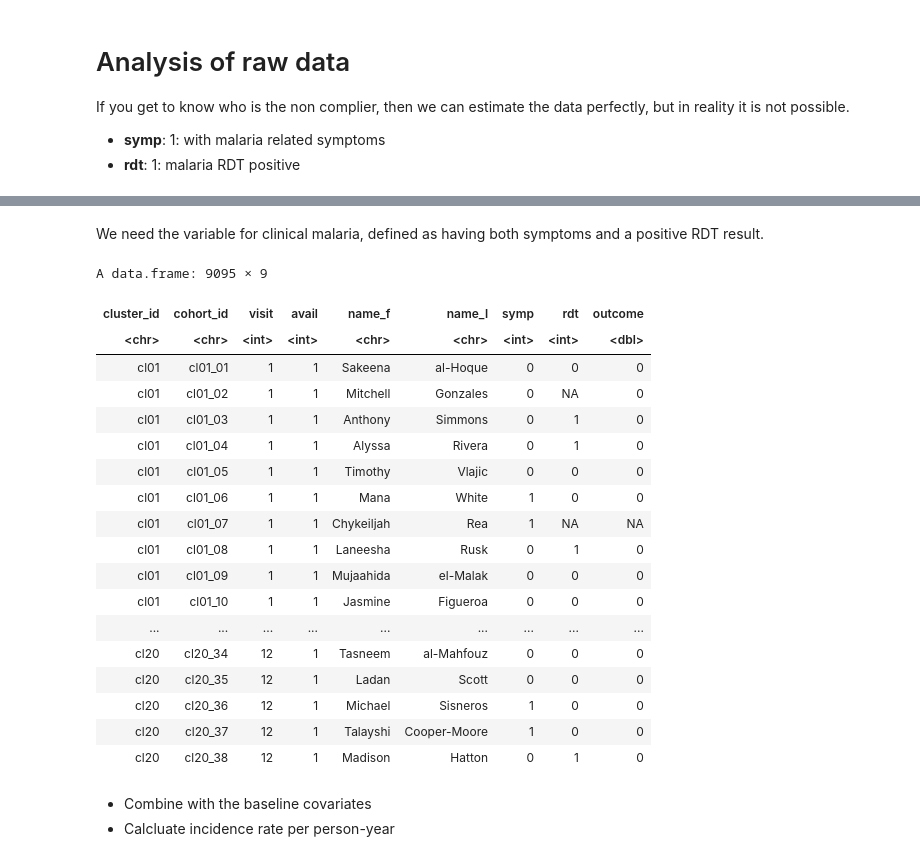
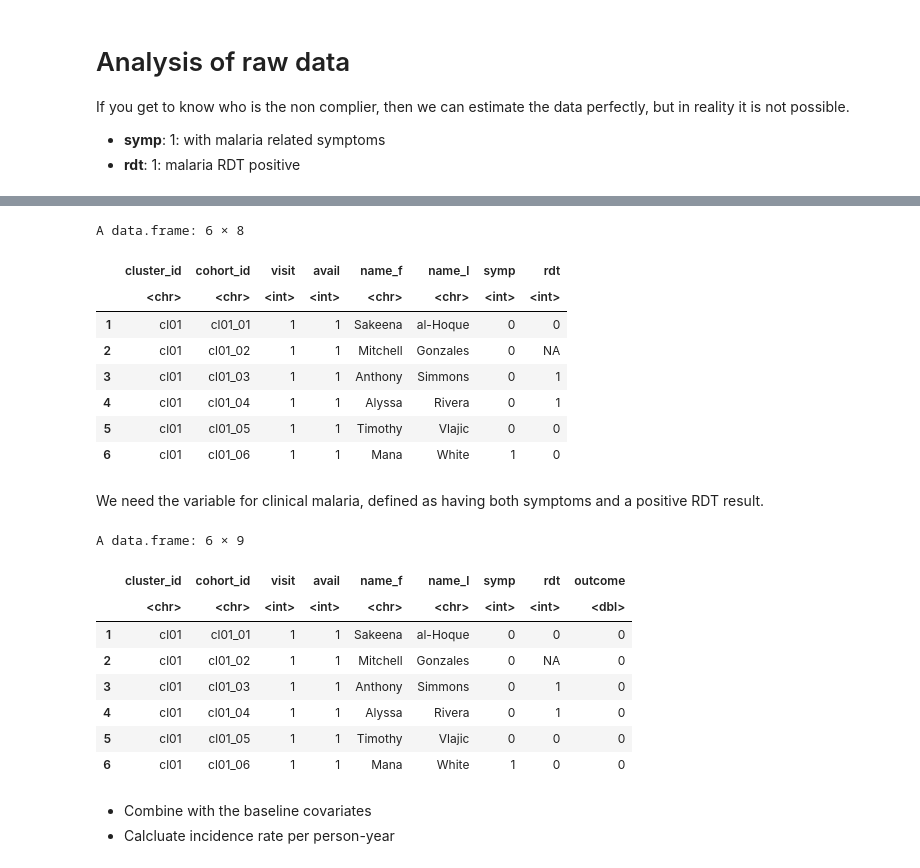
Before and after one commit to KoKYura/KI_PhD_2025, a Jupyter notebook: ki_workshop.ipynb, the cells around one changed output, grey strips where cells are left out. Drawn from its saved outputs; the diff is of its cells as text; code cells hidden in the pictures.

```diff
--- a/ki_workshop.ipynb
+++ b/ki_workshop.ipynb
@@ -333,30 +346,35 @@ A data.frame: 9095 × 8
+# %%
+# df_raw <- read.csv("./data_cohort_raw.csv")
+df_raw <- read.csv("https://raw.githubusercontent.com/KoKYura/KI_PhD_2025/main/data/data_cohort_raw.csv")
+
+head(df_raw)
+# %% [output]
+A data.frame: 6 × 8
+|  | cluster_id | cohort_id | visit | avail | name_f | name_l | symp | rdt |
+|  | <chr> | <chr> | <int> | <int> | <chr> | <chr> | <int> | <int> |
+| 1 | cl01 | cl01_01 | 1 | 1 | Sakeena | al-Hoque | 0 | 0 |
+| 2 | cl01 | cl01_02 | 1 | 1 | Mitchell | Gonzales | 0 | NA |
+| 3 | cl01 | cl01_03 | 1 | 1 | Anthony | Simmons | 0 | 1 |
+| 4 | cl01 | cl01_04 | 1 | 1 | Alyssa | Rivera | 0 | 1 |
+| 5 | cl01 | cl01_05 | 1 | 1 | Timothy | Vlajic | 0 | 0 |
+| 6 | cl01 | cl01_06 | 1 | 1 | Mana | White | 1 | 0 |
 # %% [markdown]
 We need the variable for clinical malaria, defined as having both symptoms and a positive RDT result.
 # %%
 df_raw2 <- df_raw %>%
     mutate(outcome = ifelse(rdt == 1 & symp == 1, 1, 0))
-# %%
-df_raw2
-# %% [output]
-A data.frame: 9095 × 9
-| cluster_id | cohort_id | visit | avail | name_f | name_l | symp | rdt | outcome |
-| <chr> | <chr> | <int> | <int> | <chr> | <chr> | <int> | <int> | <dbl> |
-| cl01 | cl01_01 | 1 | 1 | Sakeena | al-Hoque | 0 | 0 | 0 |
-| cl01 | cl01_02 | 1 | 1 | Mitchell | Gonzales | 0 | NA | 0 |
-| cl01 | cl01_03 | 1 | 1 | Anthony | Simmons | 0 | 1 | 0 |
-| cl01 | cl01_04 | 1 | 1 | Alyssa | Rivera | 0 | 1 | 0 |
-| cl01 | cl01_05 | 1 | 1 | Timothy | Vlajic | 0 | 0 | 0 |
-| cl01 | cl01_06 | 1 | 1 | Mana | White | 1 | 0 | 0 |
-| cl01 | cl01_07 | 1 | 1 | Chykeiljah | Rea | 1 | NA | NA |
-| cl01 | cl01_08 | 1 | 1 | Laneesha | Rusk | 0 | 1 | 0 |
-| cl01 | cl01_09 | 1 | 1 | Mujaahida | el-Malak | 0 | 0 | 0 |
-| cl01 | cl01_10 | 1 | 1 | Jasmine | Figueroa | 0 | 0 | 0 |
-| ... | ... | ... | ... | ... | ... | ... | ... | ... |
-| cl20 | cl20_34 | 12 | 1 | Tasneem | al-Mahfouz | 0 | 0 | 0 |
-| cl20 | cl20_35 | 12 | 1 | Ladan | Scott | 0 | 0 | 0 |
-| cl20 | cl20_36 | 12 | 1 | Michael | Sisneros | 1 | 0 | 0 |
-| cl20 | cl20_37 | 12 | 1 | Talayshi | Cooper-Moore | 1 | 0 | 0 |
-| cl20 | cl20_38 | 12 | 1 | Madison | Hatton | 0 | 1 | 0 |
+# %%
+head(df_raw2)
+# %% [output]
+A data.frame: 6 × 9
+|  | cluster_id | cohort_id | visit | avail | name_f | name_l | symp | rdt | outcome |
+|  | <chr> | <chr> | <int> | <int> | <chr> | <chr> | <int> | <int> | <dbl> |
+| 1 | cl01 | cl01_01 | 1 | 1 | Sakeena | al-Hoque | 0 | 0 | 0 |
+| 2 | cl01 | cl01_02 | 1 | 1 | Mitchell | Gonzales | 0 | NA | 0 |
+| 3 | cl01 | cl01_03 | 1 | 1 | Anthony | Simmons | 0 | 1 | 0 |
+| 4 | cl01 | cl01_04 | 1 | 1 | Alyssa | Rivera | 0 | 1 | 0 |
+| 5 | cl01 | cl01_05 | 1 | 1 | Timothy | Vlajic | 0 | 0 | 0 |
+| 6 | cl01 | cl01_06 | 1 | 1 | Mana | White | 1 | 0 | 0 |
 # %%
 df_raw_count <- df_raw2 %>%
     group_by(cohort_id) %>%
```
Also changed, not shown: parts of 20 cells of this notebook.
